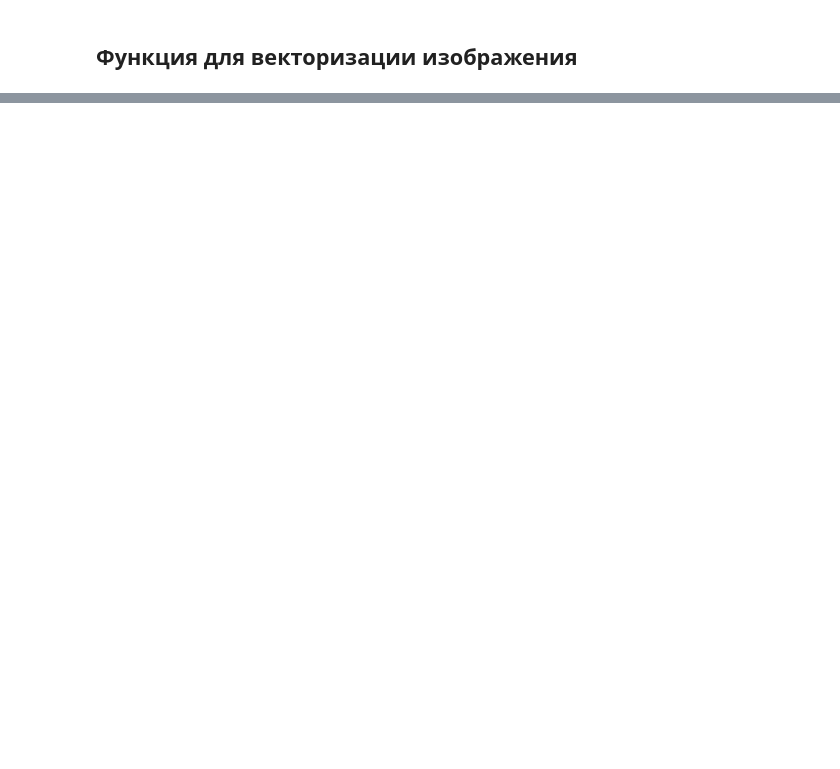
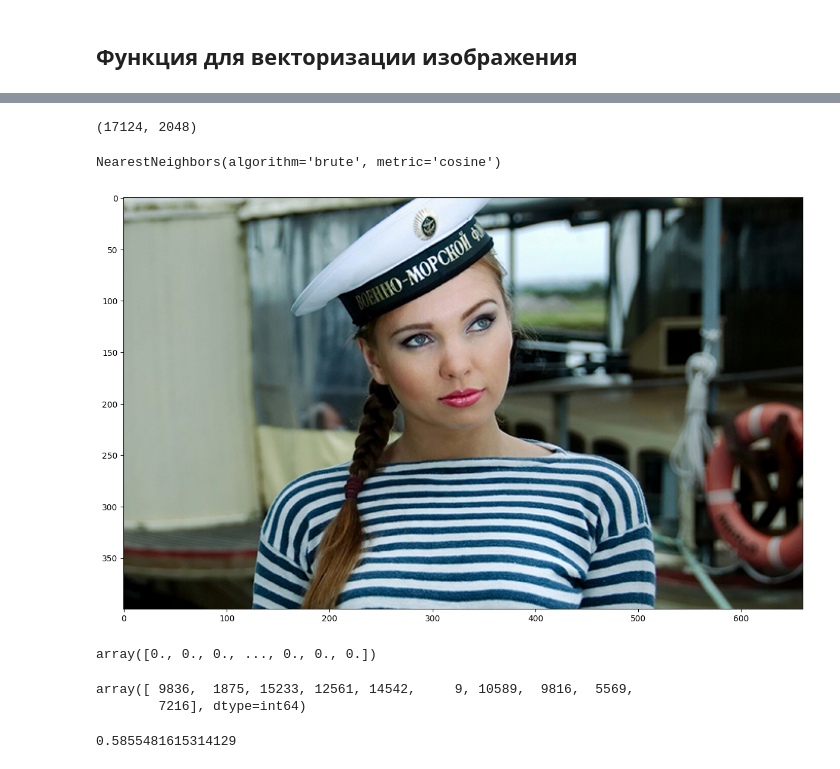
Before and after one commit to caisilus/image_search, a Jupyter notebook: test.ipynb, the cells around one changed output, grey strips where cells are left out. Cells and saved outputs as stored; diff of their text form; code cells hidden in the pictures; blank space fills up the shorter version.

```diff
--- a/test.ipynb
+++ b/test.ipynb
@@ -159,0 +258,30 @@ AttributeError: 'NoneType' object has no attribute 'ndim'
+# %%
+X.shape
+# %% [output]
+(17124, 2048)
+# %%
+neighbours_model = NearestNeighbors(metric='cosine', algorithm='brute')
+neighbours_model.fit(X)
+# %% [output]
+NearestNeighbors(algorithm='brute', metric='cosine')
+# %%
+input_filename = "tests/sea_woman.jpg"
+input_image = cv.imread(input_filename)
+show_image(input_image)
+# %% [output]
+[figure, added]
+# %%
+input_vector = vectorize_image_from_file(kmeans, input_filename)
+input_vector
+# %% [output]
+array([0., 0., 0., ..., 0., 0., 0.])
+# %%
+distances, indices = neighbours_model.kneighbors([input_vector], n_neighbors=10)
+indices[0]
+# %% [output]
+array([ 9836,  1875, 15233, 12561, 14542,     9, 10589,  9816,  5569,
+        7216], dtype=int64)
+# %%
+distances[0].max()
+# %% [output]
+0.5855481615314129
```
Also changed, not shown: parts of 33 cells of this notebook, 3 other files.
